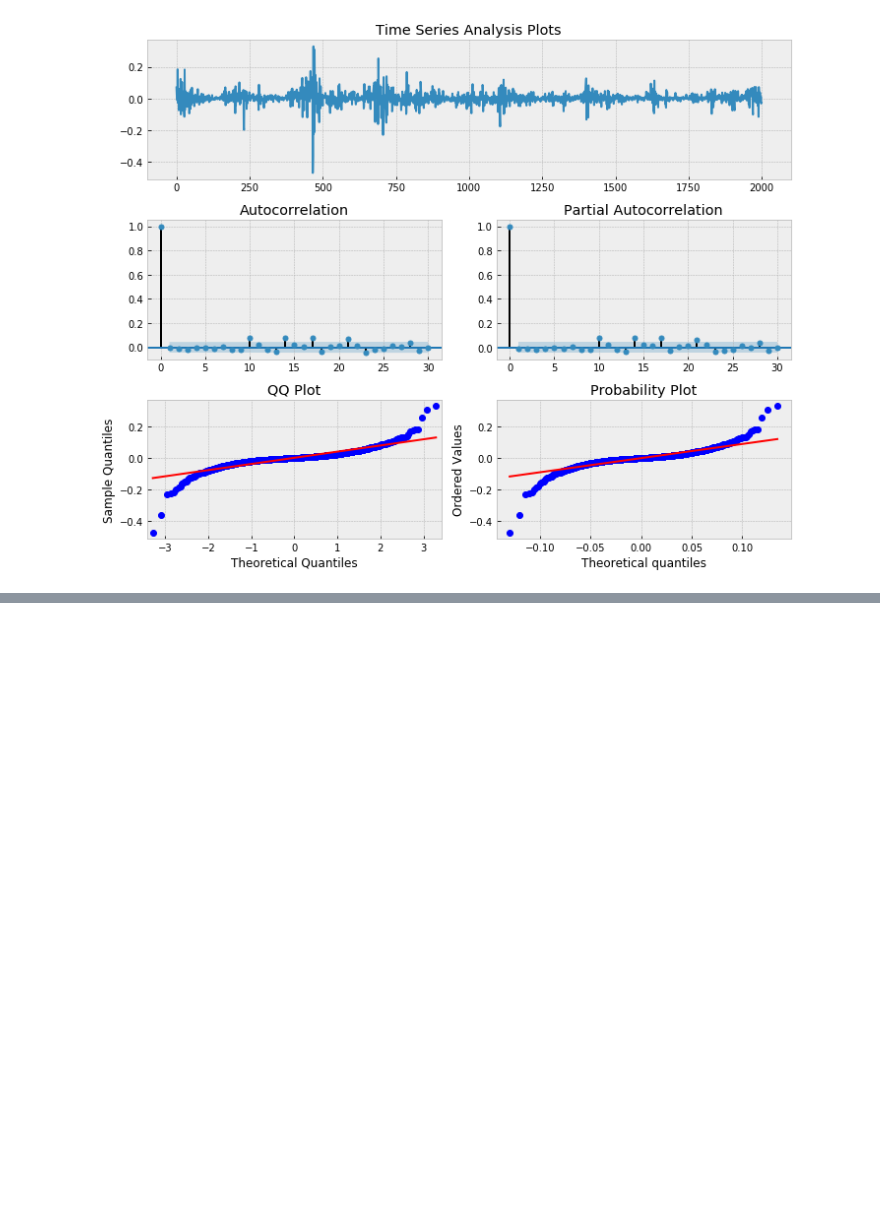
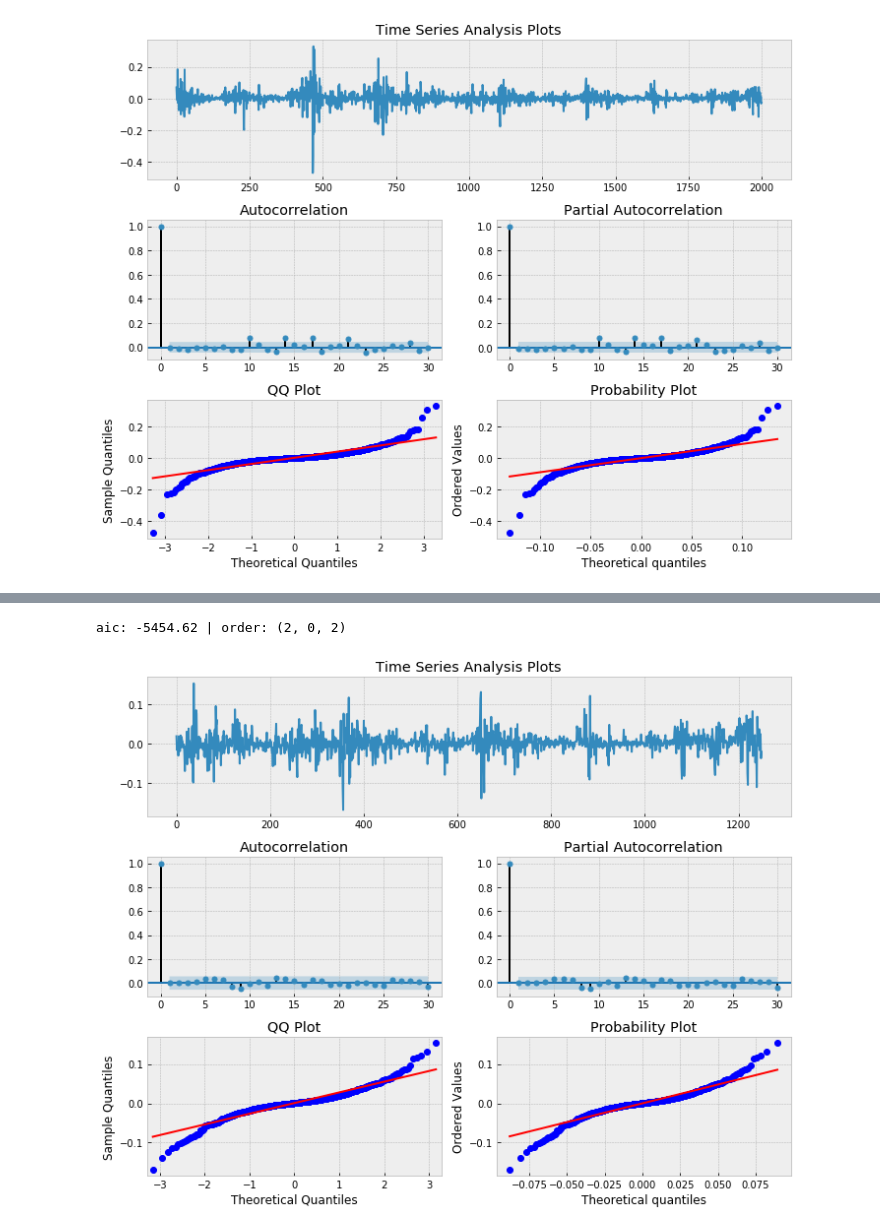
Before and after one commit to yigitmertol/Time_Series_Forecasting, a Jupyter notebook: ARMA_model/ARIMA.ipynb, the cells around one changed output, grey strips where cells are left out. Drawn from its saved outputs; the diff is of its cells as text; code cells hidden in the pictures; blank space fills up the shorter version.

```diff
--- a/ARMA_model/bitstamp_1min_ARIMA.ipynb
+++ b/ARMA_model/ARIMA.ipynb
@@ -289,0 +291,32 @@ sms.diagnostic.acorr_ljungbox(best_mdl.resid, lags=[20], boxpierce=False)
+# %%
+# Fit ARIMA(p, d, q) model to SPX log returns
+# pick best order and final model based on aic
+
+best_aic = np.inf
+best_order = None
+best_mdl = None
+
+pq_rng = range(5) # [0,1,2,3]
+d_rng = range(2) # [0,1]
+for i in pq_rng:
+    for d in d_rng:
+        for j in pq_rng:
+            try:
+                tmp_mdl = smt.ARIMA(lrets[750:2000],
+                          order=(i,d,j)).fit(method='mle',
+                          trend='nc')
+                tmp_aic = tmp_mdl.aic
+                if tmp_aic < best_aic:
+                    best_aic = tmp_aic
+                    best_order = (i, d, j)
+                    best_mdl = tmp_mdl
+            except: continue
+
+
+print('aic: {:6.2f} | order: {}'.format(best_aic, best_order))
+
+# ARIMA model resid plot
+_ = tsplot(best_mdl.resid, lags=30)
+# %% [output]
+aic: -5454.62 | order: (2, 0, 2)
+[figure, added]
```
Also changed, not shown: parts of 12 cells of this notebook.
